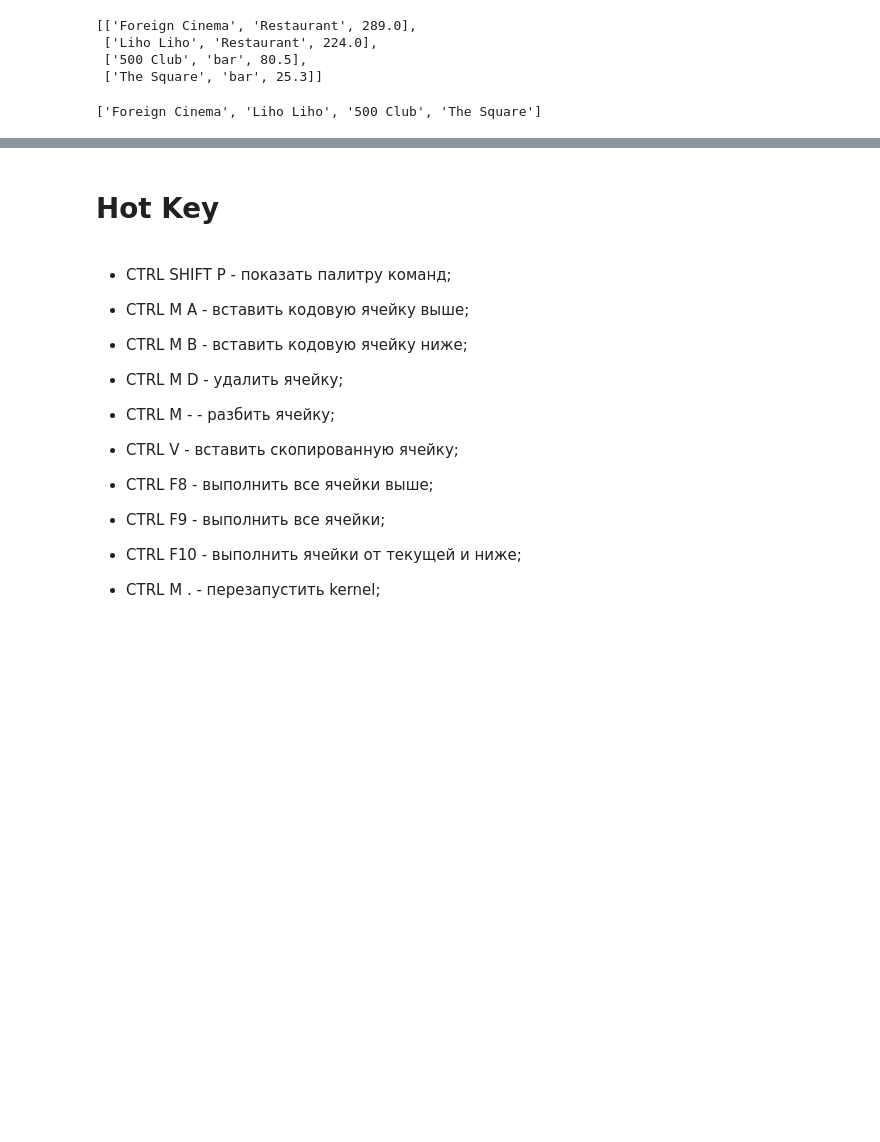
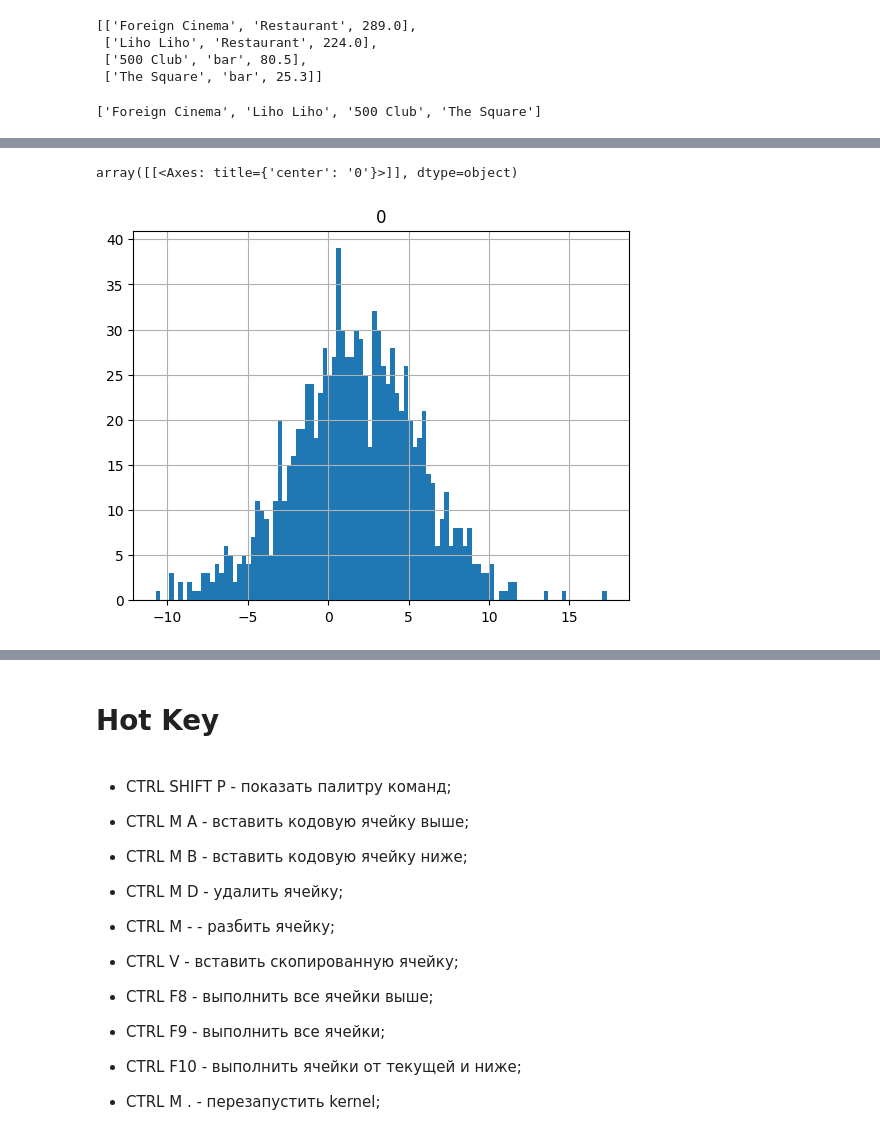
Before and after one commit to larikhin/pandas, a Jupyter notebook: data_independent.ipynb, the cells around one changed output, grey strips where cells are left out. Cells and saved outputs as stored; diff of their text form; code cells hidden in the pictures; blank space fills up the shorter version.

```diff
--- a/data_independent.ipynb
+++ b/data_independent.ipynb
@@ -1577,0 +1622,7 @@ df['name'].tolist()
+# %%
+# гистограмма нормального распределения для генерирующегося налету датафрейма
+np.random.seed(1)
+pd.DataFrame(np.random.normal(1.5, 4, size=1000)).hist(bins=100)
+# %% [output]
+array([[<Axes: title={'center': '0'}>]], dtype=object)
+[figure, added]
```
Also changed, not shown: parts of 17 cells of this notebook, 1 other file.
